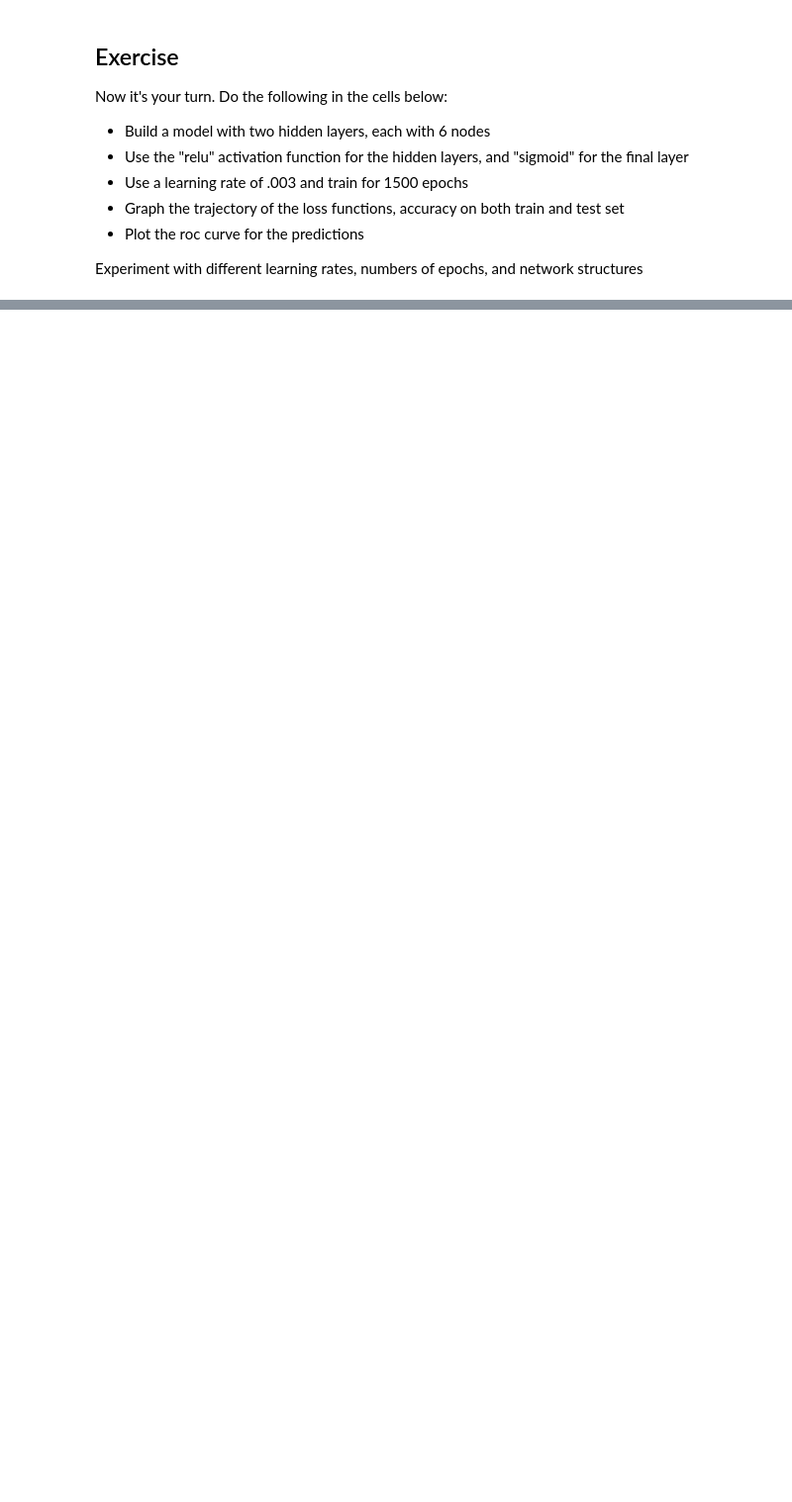
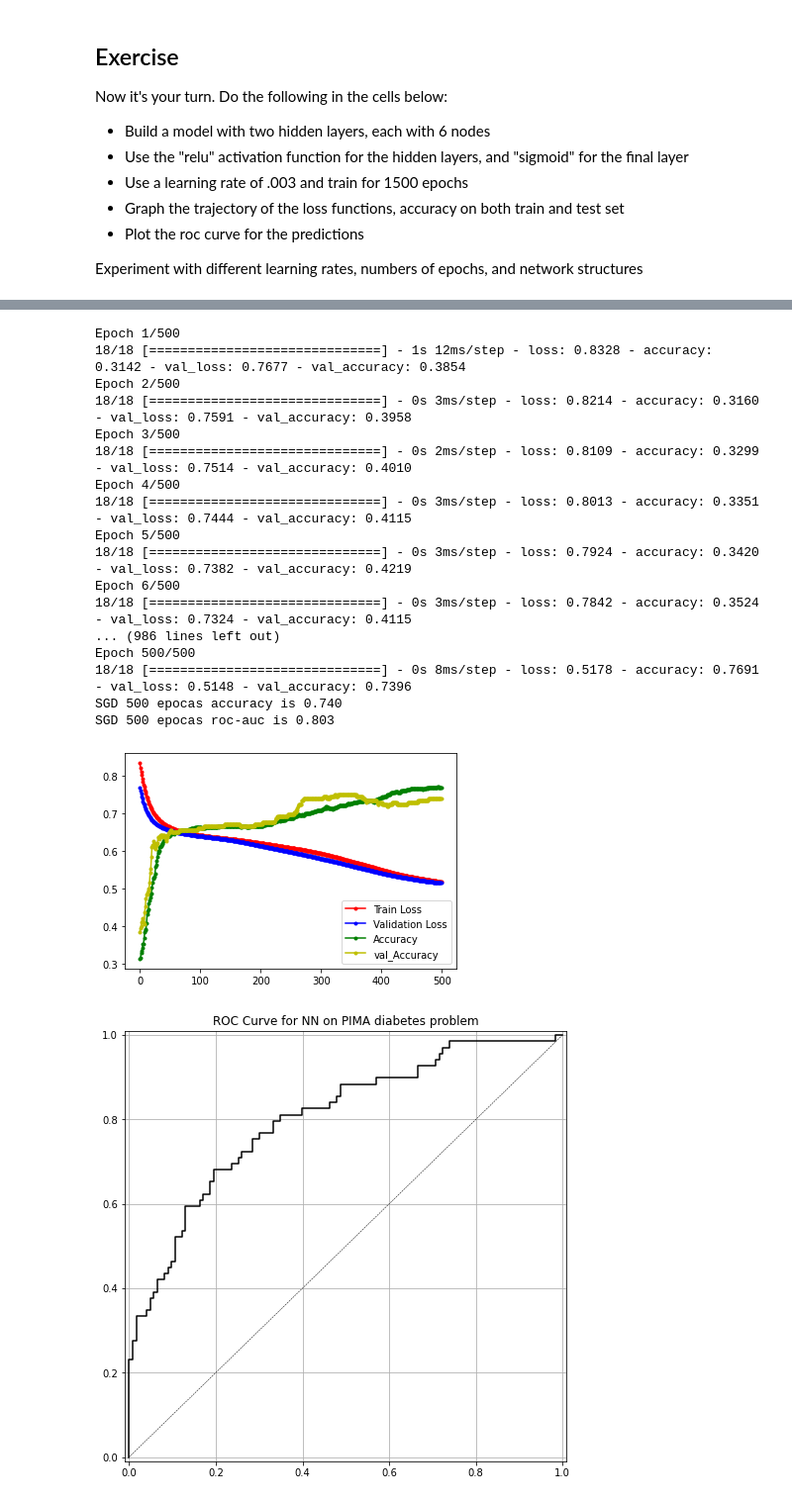
Before and after one commit to BulgarelliM/Computational-Intelligence, a Jupyter notebook: Neural_Network/Keras_First_NN_HW.ipynb, the cells around one changed output, grey strips where cells are left out. Shown at 99% size. Drawn from its saved outputs; the diff is of its cells as text; code cells hidden in the pictures; blank space fills up the shorter version.

```diff
--- a/Neural_Network/Keras_First_NN_HW.ipynb
+++ b/Neural_Network/Keras_First_NN_HW.ipynb
@@ -366,0 +522,32 @@ Experiment with different learning rates, numbers of epochs, and network structu
+# %%
+model_new = Sequential([
+    Dense(6, input_shape=(8,), activation="relu"),
+    Dense(6, activation="relu"),
+    Dense(1, activation="sigmoid")
+])
+model_new.compile(SGD(lr = .003), "binary_crossentropy", metrics=["accuracy"])
+run_hist_new1 = model_new.fit(X_train_norm_new, y_train, validation_data=(X_test_norm_new, y_test), epochs=500)
+y_pred_prob_nn_1_new = model_new.predict(X_test_norm_new)
+y_pred_class_nn_1_new = (y_pred_prob_nn_1_new > 0.5).astype("int32")
+
+graficos('SGD 500 epocas',run_hist_new1,y_pred_class_nn_1_new,y_pred_prob_nn_1_new)
+# %% [output]
+Epoch 1/500
+18/18 [==============================] - 1s 12ms/step - loss: 0.8328 - accuracy: 0.3142 - val_loss: 0.7677 - val_accuracy: 0.3854
+Epoch 2/500
+18/18 [==============================] - 0s 3ms/step - loss: 0.8214 - accuracy: 0.3160 - val_loss: 0.7591 - val_accuracy: 0.3958
+Epoch 3/500
+18/18 [==============================] - 0s 2ms/step - loss: 0.8109 - accuracy: 0.3299 - val_loss: 0.7514 - val_accuracy: 0.4010
+Epoch 4/500
+18/18 [==============================] - 0s 3ms/step - loss: 0.8013 - accuracy: 0.3351 - val_loss: 0.7444 - val_accuracy: 0.4115
+Epoch 5/500
+18/18 [==============================] - 0s 3ms/step - loss: 0.7924 - accuracy: 0.3420 - val_loss: 0.7382 - val_accuracy: 0.4219
+Epoch 6/500
+18/18 [==============================] - 0s 3ms/step - loss: 0.7842 - accuracy: 0.3524 - val_loss: 0.7324 - val_accuracy: 0.4115
+... (986 lines left out)
+Epoch 500/500
+18/18 [==============================] - 0s 8ms/step - loss: 0.5178 - accuracy: 0.7691 - val_loss: 0.5148 - val_accuracy: 0.7396
+SGD 500 epocas accuracy is 0.740
+SGD 500 epocas roc-auc is 0.803
+[figure, added]
+[figure, added]
```
Also changed, not shown: parts of 22 cells of this notebook.
